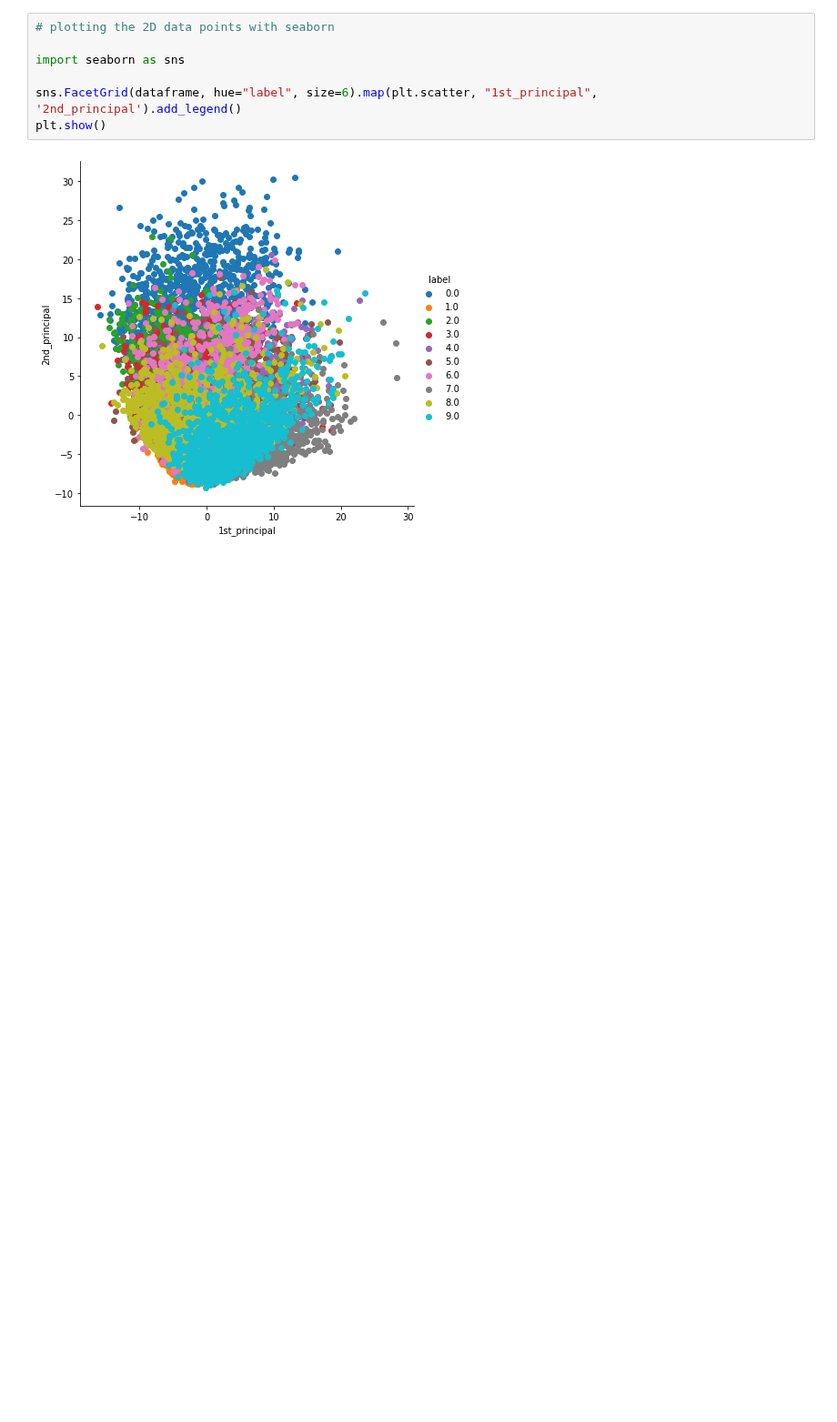
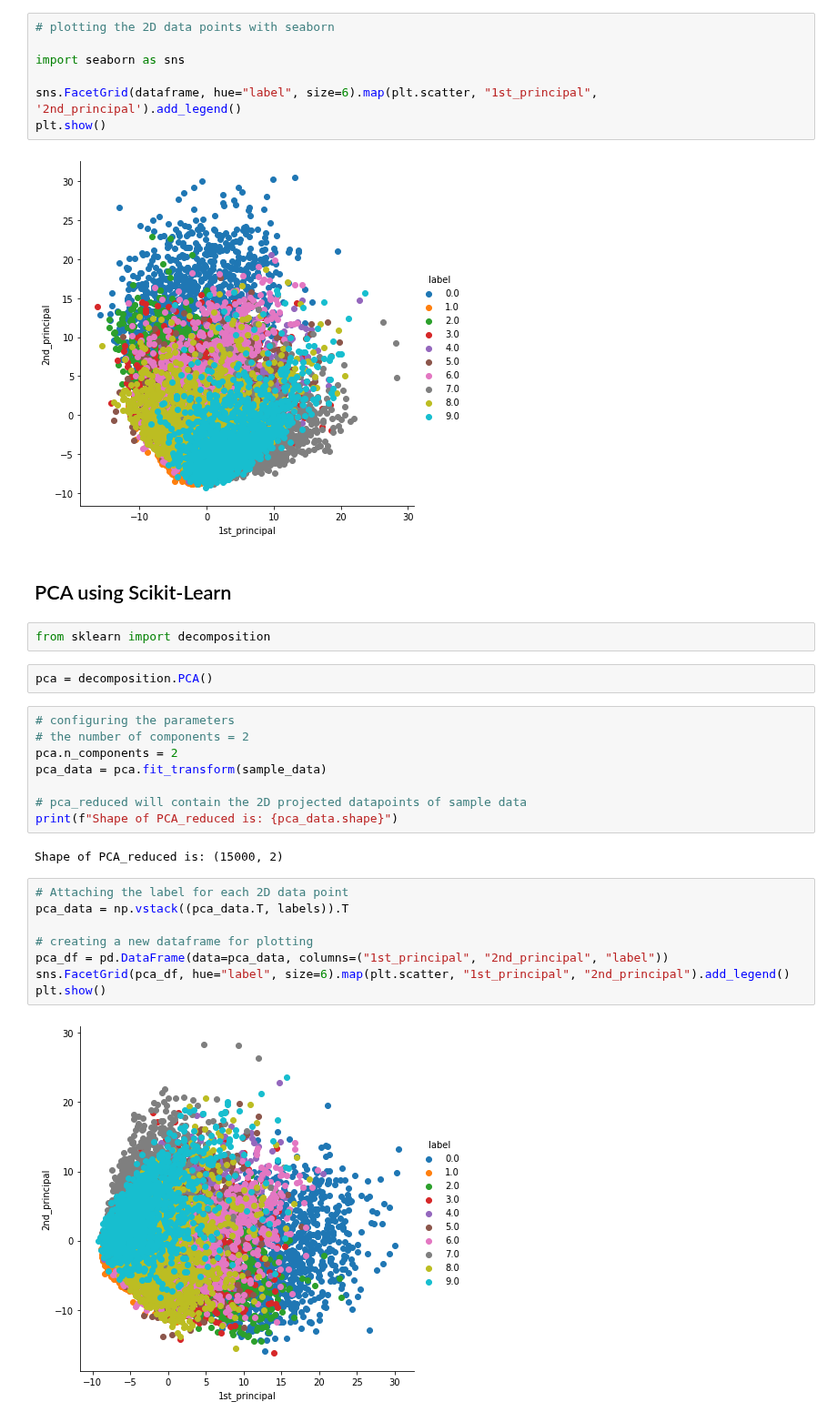
Before and after one commit to ashishsth7586/arduino, a Jupyter notebook: Module 2: Data Science Exploratory Data Analysis and Visualization/03_Dimensionality_Reduction/Dimensionality Reduction.ipynb, the cells around one changed output. Shown at 91% size. Cells and saved outputs as stored; diff of their text form; blank space fills up the shorter version.

Commit message:
PCA using Scikit-Learn

```diff
--- a/Module 2: Data Science Exploratory Data Analysis and Visualization/03_Dimensionality_Reduction/Dimensionality Reduction.ipynb
+++ b/Module 2: Data Science Exploratory Data Analysis and Visualization/03_Dimensionality_Reduction/Dimensionality Reduction.ipynb
@@ -139,3 +139,29 @@ sns.FacetGrid(dataframe, hue="label", size=6).map(plt.scatter, "1st_principal",
 plt.show()
 # %% [output]
 [figure]
+# %% [markdown]
+## PCA using Scikit-Learn
+# %%
+from sklearn import decomposition
+# %%
+pca = decomposition.PCA()
+# %%
+# configuring the parameters
+# the number of components = 2
+pca.n_components = 2
+pca_data = pca.fit_transform(sample_data)
+
+# pca_reduced will contain the 2D projected datapoints of sample data
+print(f"Shape of PCA_reduced is: {pca_data.shape}")
+# %% [output]
+Shape of PCA_reduced is: (15000, 2)
+# %%
+# Attaching the label for each 2D data point
+pca_data = np.vstack((pca_data.T, labels)).T
+
+# creating a new dataframe for plotting
+pca_df = pd.DataFrame(data=pca_data, columns=("1st_principal", "2nd_principal", "label"))
+sns.FacetGrid(pca_df, hue="label", size=6).map(plt.scatter, "1st_principal", "2nd_principal").add_legend()
+plt.show()
+# %% [output]
+[figure, added]
```
